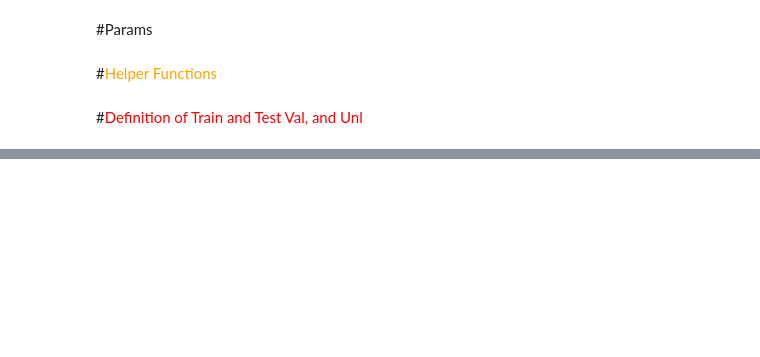
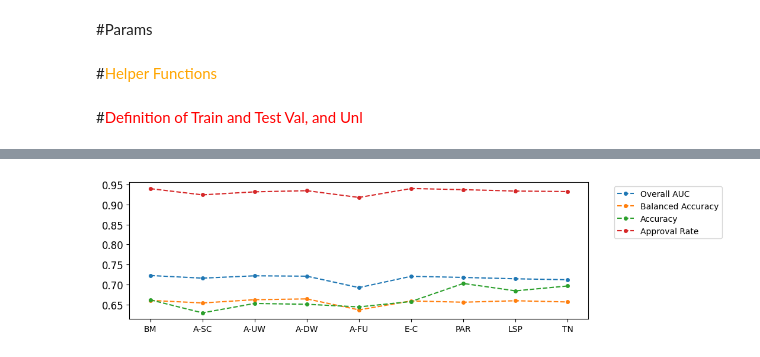
Before and after one commit to hiaac-finance/credit_pipeline, a Jupyter notebook: examples/Model_Pipeline_Functions_Pessoal_V21_K_fold.ipynb, the cells around one changed output, grey strips where cells are left out. Saved outputs shown, nothing was run; the diff lists cells and outputs as text; code cells hidden in the pictures; blank space fills up the shorter version.

```diff
--- a/examples/Model_Pipeline_Functions_Pessoal_V21_K_fold.ipynb
+++ b/examples/Model_Pipeline_Functions_Pessoal_V21_K_fold.ipynb
@@ -174,0 +187,27 @@ sum([hist_dict[i] for i in range(N_splits)])/N_splits
+# %%
+#@title Show evolution of metrics
+
+metrics_df = mean_metrics.copy()#_techniques.copy()
+
+# Set the desired figure size
+plt.figure(figsize=(10, 3))
+
+cols_to_plot =  ['Overall AUC', 'Balanced Accuracy', 'Accuracy', 'Approval Rate']
+cols_plotted = []
+
+# Iterate over the columns of metrics_df.T and create individual plots
+for m in cols_to_plot:
+    if m in metrics_df.T.columns:
+        plt.plot(metrics_df.T[m], marker='o', markersize=4, linestyle='--')
+        cols_plotted.append(m)
+
+# Add a legend outside the loop
+plt.legend(cols_plotted, loc='upper right', bbox_to_anchor=(.8, 0.5, 0.5, 0.5))
+
+# Set the y-axis tick positions and labels
+plt.yticks(fontsize=12)
+
+# Show the plots
+plt.show()
+# %% [output]
+[figure, added]
```
Also changed, not shown: parts of 14 cells of this notebook, 2 other files.
